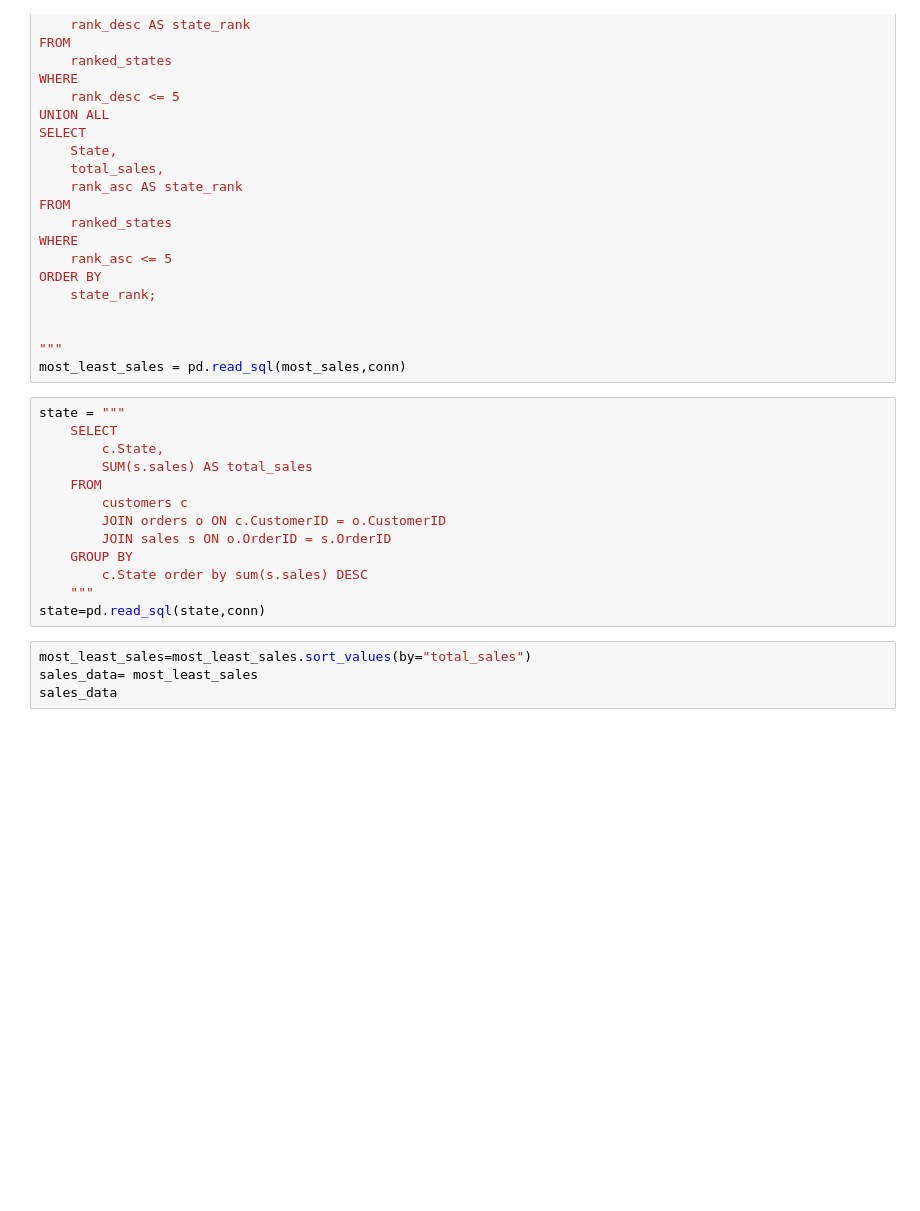
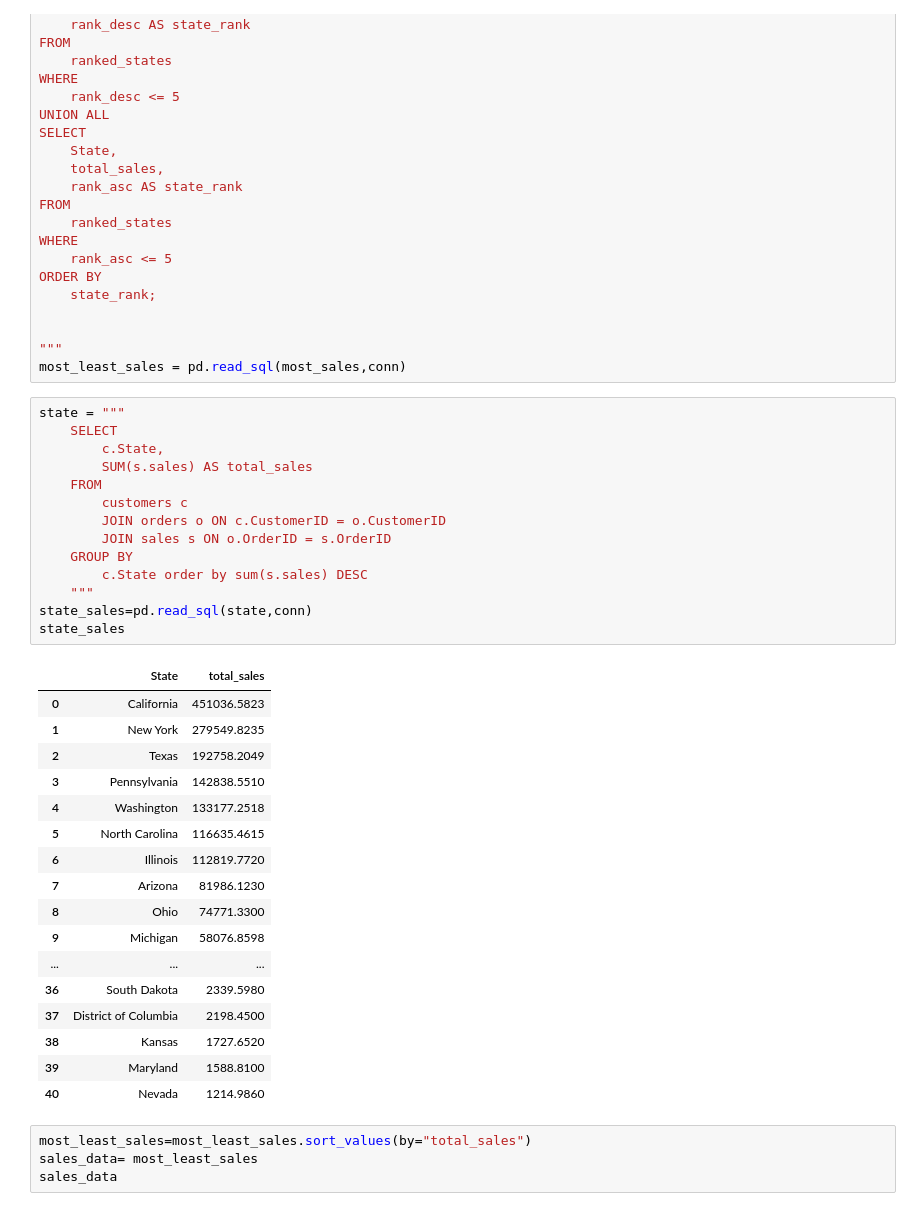
Before and after one commit to Rojhak/BI_analysis, a Jupyter notebook: eda_superstore.ipynb, the cells around one changed output. Saved outputs shown, nothing was run; the diff lists cells and outputs as text; blank space fills up the shorter version.

```diff
--- a/eda_superstore.ipynb
+++ b/eda_superstore.ipynb
@@ -105,16 +105,35 @@ most_least_sales = pd.read_sql(most_sales,conn)
 # %%
 state = """
     SELECT
         c.State,
         SUM(s.sales) AS total_sales
     FROM
         customers c
         JOIN orders o ON c.CustomerID = o.CustomerID
         JOIN sales s ON o.OrderID = s.OrderID
     GROUP BY
         c.State order by sum(s.sales) DESC
     """
-state=pd.read_sql(state,conn)
+state_sales=pd.read_sql(state,conn)
+state_sales
+# %% [output]
+|  | State | total_sales |
+| 0 | California | 451036.5823 |
+| 1 | New York | 279549.8235 |
+| 2 | Texas | 192758.2049 |
+| 3 | Pennsylvania | 142838.5510 |
+| 4 | Washington | 133177.2518 |
+| 5 | North Carolina | 116635.4615 |
+| 6 | Illinois | 112819.7720 |
+| 7 | Arizona | 81986.1230 |
+| 8 | Ohio | 74771.3300 |
+| 9 | Michigan | 58076.8598 |
+| ... | ... | ... |
+| 36 | South Dakota | 2339.5980 |
+| 37 | District of Columbia | 2198.4500 |
+| 38 | Kansas | 1727.6520 |
+| 39 | Maryland | 1588.8100 |
+| 40 | Nevada | 1214.9860 |
 # %%
 most_least_sales=most_least_sales.sort_values(by="total_sales")
 sales_data= most_least_sales
```
Also changed, not shown: parts of 2 cells of this notebook.
